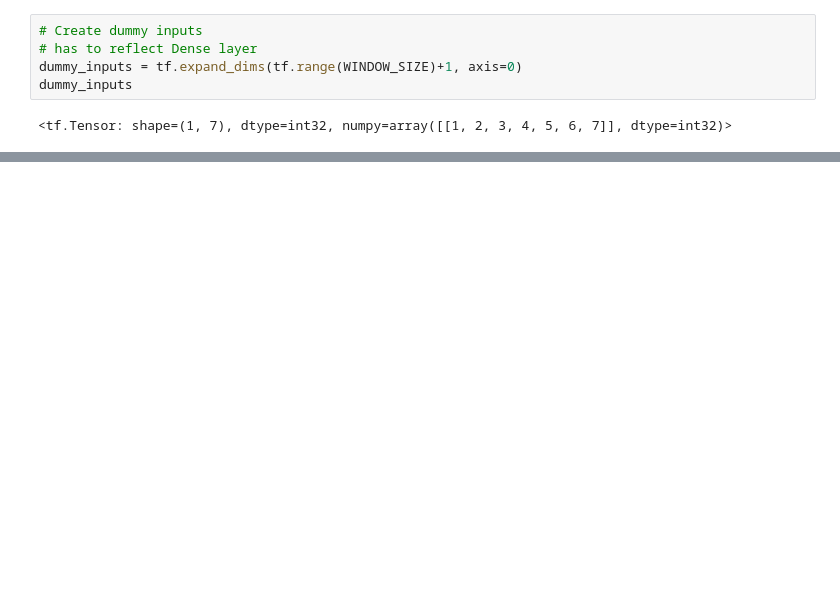
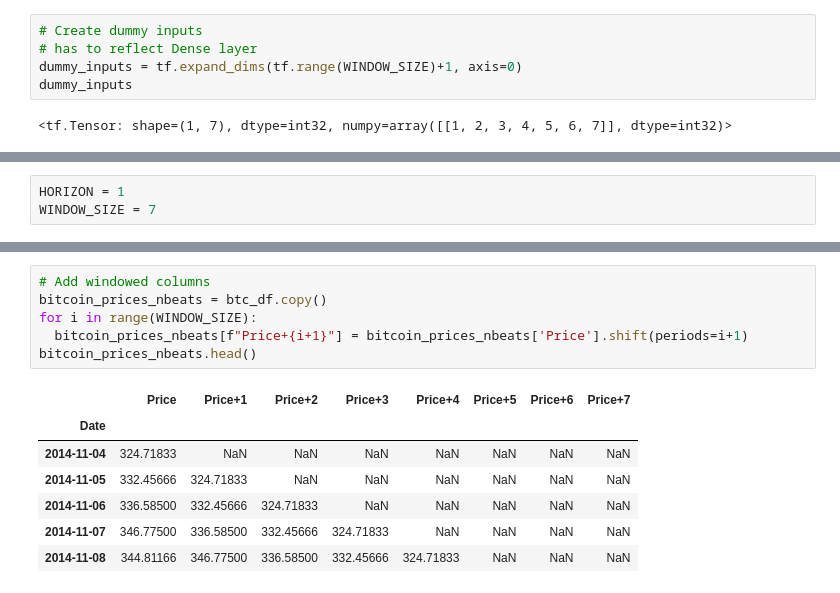
Before and after one commit to Dimisz/tensorflow_projects, a Jupyter notebook: time_series/bitcoin_price_prediction.ipynb, the cells around one changed output, grey strips where cells are left out. Drawn from its saved outputs; the diff is of its cells as text; blank space fills up the shorter version.

```diff
--- a/time_series/bitcoin_price_prediction.ipynb
+++ b/time_series/bitcoin_price_prediction.ipynb
@@ -1451,0 +1462,3 @@ dummy_inputs
+# %%
+HORIZON = 1
+WINDOW_SIZE = 7
@@ -1451,0 +1476,14 @@ dummy_inputs
+# %%
+# Add windowed columns
+bitcoin_prices_nbeats = btc_df.copy()
+for i in range(WINDOW_SIZE):
+  bitcoin_prices_nbeats[f"Price+{i+1}"] = bitcoin_prices_nbeats['Price'].shift(periods=i+1)
+bitcoin_prices_nbeats.head()
+# %% [output]
+|  | Price | Price+1 | Price+2 | Price+3 | Price+4 | Price+5 | Price+6 | Price+7 |
+| Date |  |  |  |  |  |  |  |  |
+| 2014-11-04 | 324.71833 | NaN | NaN | NaN | NaN | NaN | NaN | NaN |
+| 2014-11-05 | 332.45666 | 324.71833 | NaN | NaN | NaN | NaN | NaN | NaN |
+| 2014-11-06 | 336.58500 | 332.45666 | 324.71833 | NaN | NaN | NaN | NaN | NaN |
+| 2014-11-07 | 346.77500 | 336.58500 | 332.45666 | 324.71833 | NaN | NaN | NaN | NaN |
+| 2014-11-08 | 344.81166 | 346.77500 | 336.58500 | 332.45666 | 324.71833 | NaN | NaN | NaN |
```
Also changed, not shown: parts of 9 cells of this notebook.
